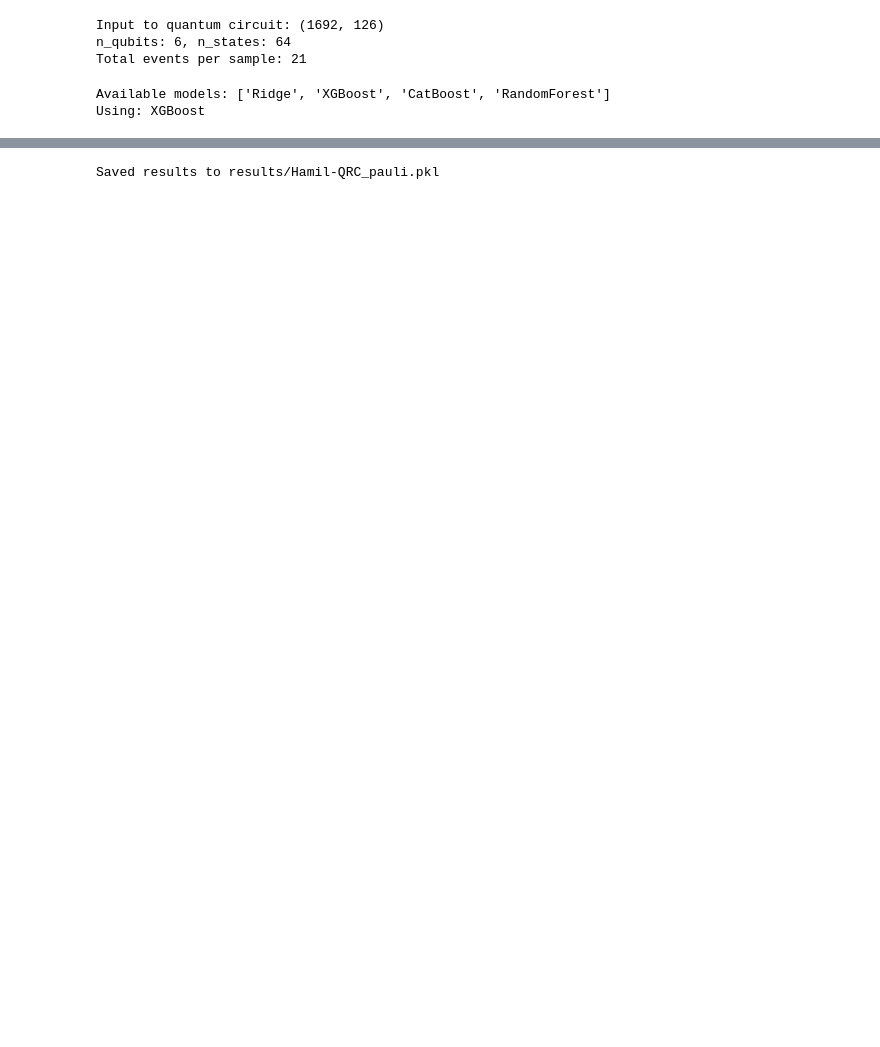
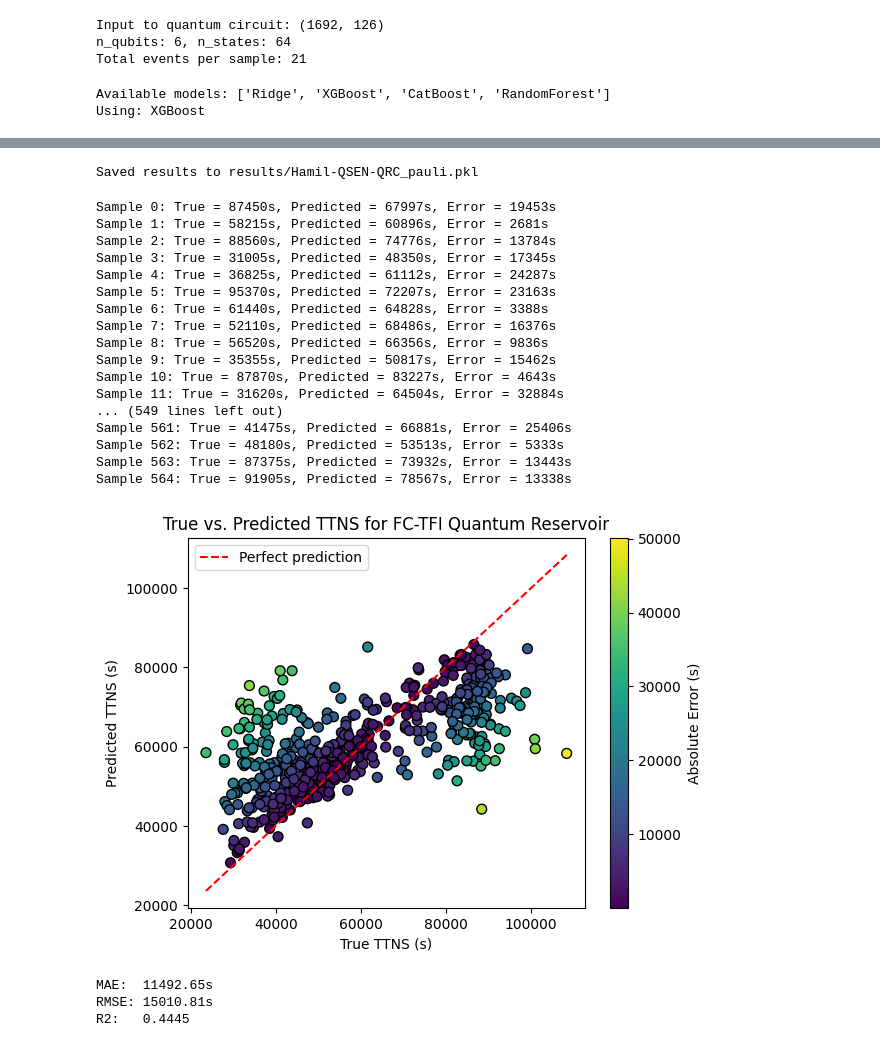
Before and after one commit to Icequake-QRC-Mines/Icequake-QRC-, a Jupyter notebook: Classical/Hamiltonian-QRC.ipynb, the cells around one changed output, grey strips where cells are left out. Saved outputs shown, nothing was run; the diff lists cells and outputs as text; code cells hidden in the pictures; blank space fills up the shorter version.

Commit message:
Hamiltonian evolution QR with memory between circuits -- New Best Reservoir
MAE: 11,492

```diff
--- a/Classical/Hamiltonian-QRC.ipynb
+++ b/Classical/Hamiltonian-QRC.ipynb
@@ -54,10 +49,10 @@ Skew: 0.27697104661890737
 # %%
 # ── Cell 4: Config ───────────────────────────────────────────────────────────
 QRC_CONFIG = {
-    "num_layers_per_event": 3,
-    "shots": 5000,
-    "n_iterations": 10,
-    "top_k": 5,
+    "num_layers_per_event": 2,
+    "shots": 4078,
+    "n_iterations": 5,
+    "top_k": 3,
     "correlation_threshold": 0.0,
     "random_seed": 42,
 }
@@ -556,7 +562,7 @@ KeyboardInterrupt:
 import pickle
 import os
 
-run_label = "Hamil-1-QRC_pauli"  # change per run
+run_label = "Hamil-QSEN-QRC_pauli"  # change per run
 
 save_data = {
     "ensemble_pred": ensemble_pred,
@@ -576,7 +582,56 @@ with open(f"results/{run_label}.pkl", "wb") as f:
 
 print(f"Saved results to results/{run_label}.pkl")
 # %% [output]
-Saved results to results/Hamil-QRC_pauli.pkl
+Saved results to results/Hamil-QSEN-QRC_pauli.pkl
+# %%
+# ── Predicted vs True plot for FC-TFI Quantum Reservoir ──────────────────────
+import matplotlib.pyplot as plt
+y_test_secs = y_test
+QRC_pred_secs = ensemble_pred  # this is the output from run_qrc_pipeline
+
+absolute_error_secs_QRC = np.abs(QRC_pred_secs - y_test_secs)
+
+# Print true vs predicted for every record
+for i, (true, pred, abs_error) in enumerate(zip(y_test_secs, QRC_pred_secs, absolute_error_secs_QRC)):
+    print(f"Sample {i}: True = {true:.0f}s, Predicted = {pred:.0f}s, Error = {abs_error:.0f}s")
+
+# Scatter plot
+plt.figure()
+plt.scatter(y_test_secs, QRC_pred_secs, c=absolute_error_secs_QRC, cmap='viridis', s=50, edgecolors="black")
+plt.colorbar(label="Absolute Error (s)")
+plt.plot([min(y_test_secs), max(y_test_secs)], [min(y_test_secs), max(y_test_secs)],
+         color='red', linestyle='--', label='Perfect prediction')
+plt.xlabel("True TTNS (s)")
+plt.ylabel("Predicted TTNS (s)")
+plt.title("True vs. Predicted TTNS for FC-TFI Quantum Reservoir")
+plt.legend()
+plt.show()
+
+print(f"\nMAE:  {mean_absolute_error(y_test_secs, QRC_pred_secs):.2f}s")
+print(f"RMSE: {root_mean_squared_error(y_test_secs, QRC_pred_secs):.2f}s")
+print(f"R2:   {r2_score(y_test_secs, QRC_pred_secs):.4f}")
+# %% [output]
+Sample 0: True = 87450s, Predicted = 67997s, Error = 19453s
+Sample 1: True = 58215s, Predicted = 60896s, Error = 2681s
+Sample 2: True = 88560s, Predicted = 74776s, Error = 13784s
+Sample 3: True = 31005s, Predicted = 48350s, Error = 17345s
+Sample 4: True = 36825s, Predicted = 61112s, Error = 24287s
+Sample 5: True = 95370s, Predicted = 72207s, Error = 23163s
+Sample 6: True = 61440s, Predicted = 64828s, Error = 3388s
+Sample 7: True = 52110s, Predicted = 68486s, Error = 16376s
+Sample 8: True = 56520s, Predicted = 66356s, Error = 9836s
+Sample 9: True = 35355s, Predicted = 50817s, Error = 15462s
+Sample 10: True = 87870s, Predicted = 83227s, Error = 4643s
+Sample 11: True = 31620s, Predicted = 64504s, Error = 32884s
+... (549 lines left out)
+Sample 561: True = 41475s, Predicted = 66881s, Error = 25406s
+Sample 562: True = 48180s, Predicted = 53513s, Error = 5333s
+Sample 563: True = 87375s, Predicted = 73932s, Error = 13443s
+Sample 564: True = 91905s, Predicted = 78567s, Error = 13338s
+[figure, added]
+MAE:  11492.65s
+RMSE: 15010.81s
+R2:   0.4445
 # %%
 # ── Cell 12: Classical baseline diagnostic ───────────────────────────────────
 from xgboost import XGBRegressor
```
Also changed, not shown: parts of 7 cells of this notebook, 1 other file.
